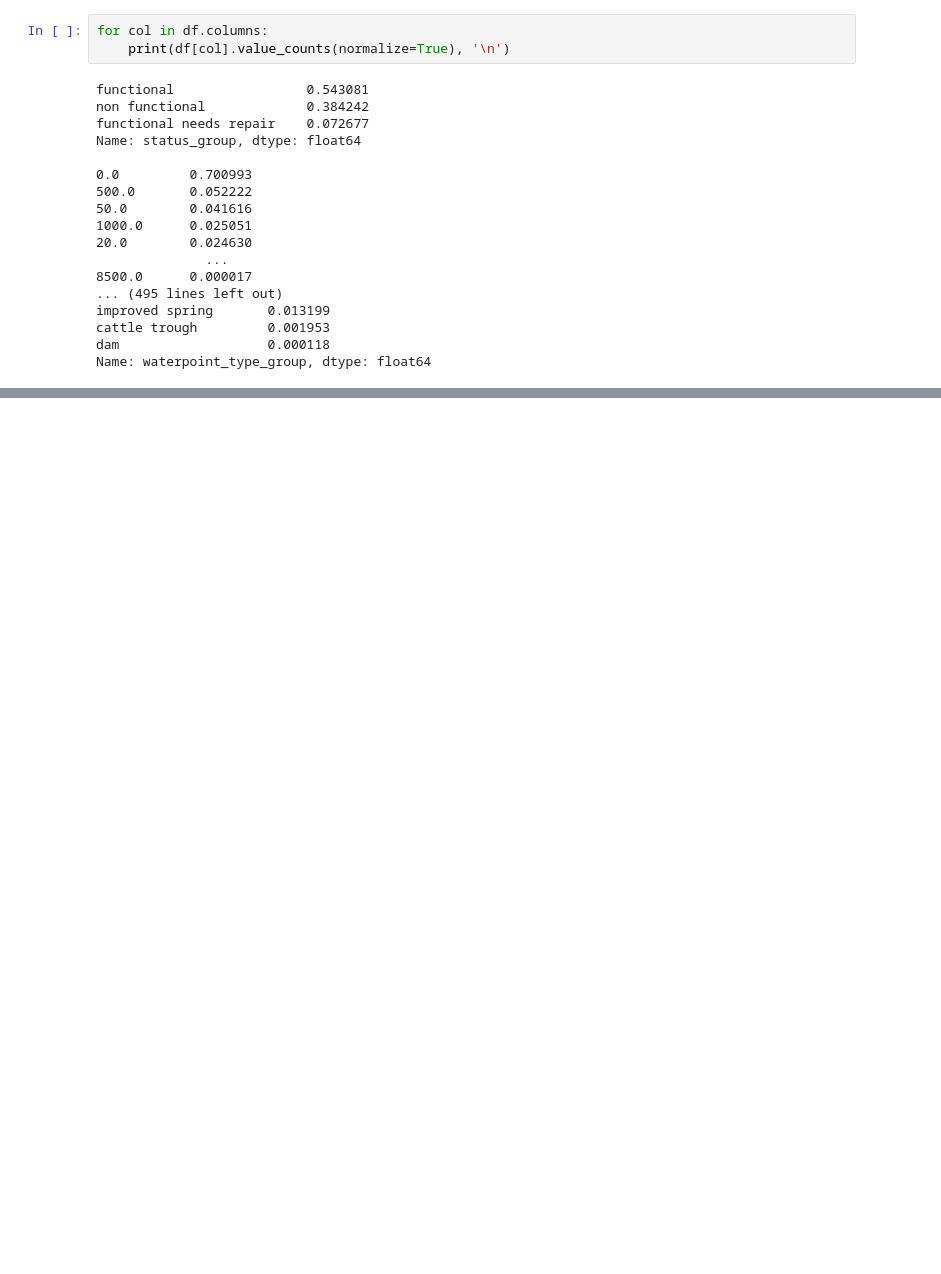
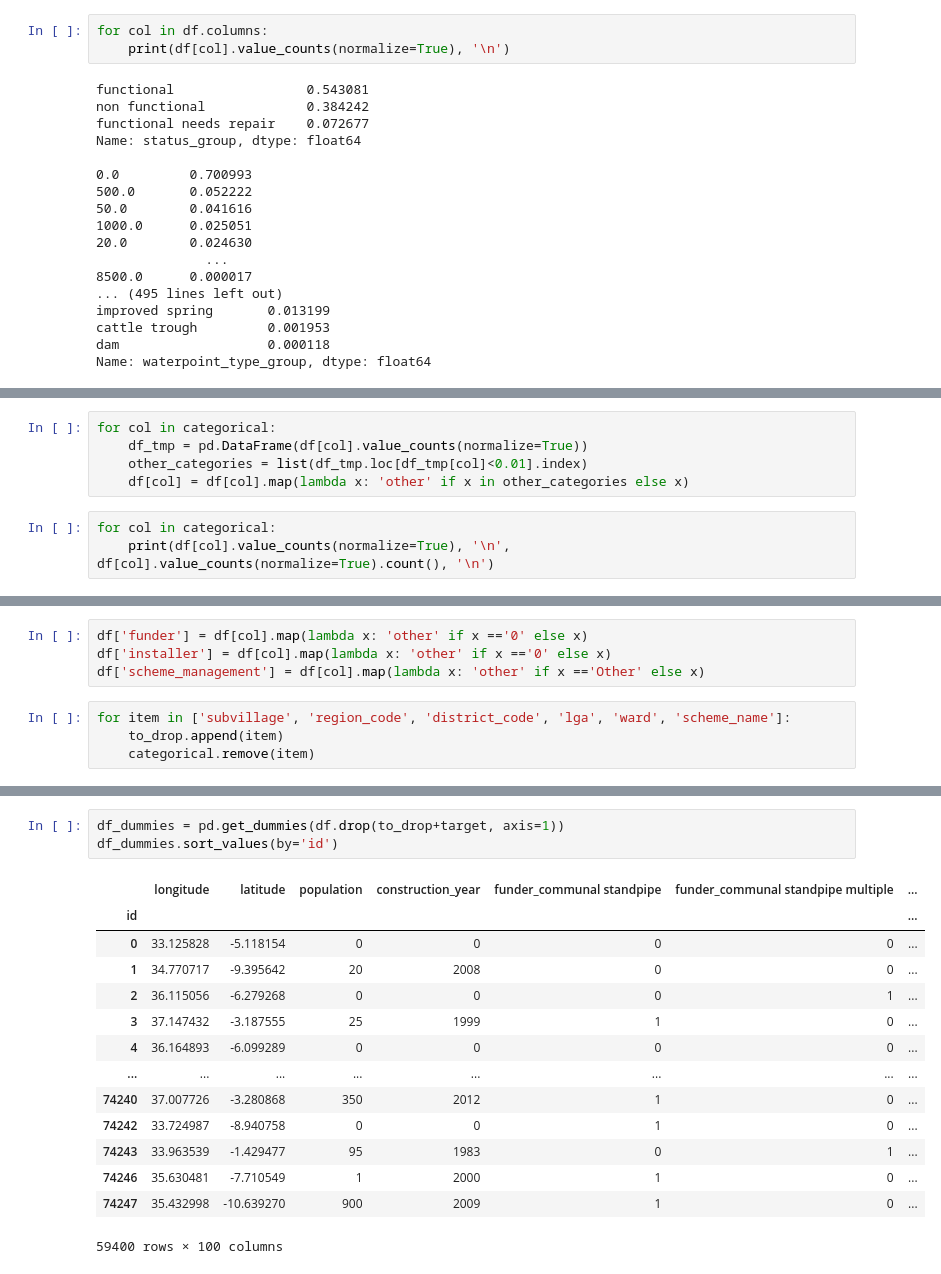
Before and after one commit to MullerAC/tanzanian-water-well-classification, a Jupyter notebook: 0-eda.ipynb, the cells around one changed output, grey strips where cells are left out. Cells and saved outputs as stored; diff of their text form; blank space fills up the shorter version.

```diff
--- a/0-eda.ipynb
+++ b/0-eda.ipynb
@@ -63,0 +121,8 @@ Name: waterpoint_type_group, dtype: float64
+# %%
+for col in categorical:
+    df_tmp = pd.DataFrame(df[col].value_counts(normalize=True))
+    other_categories = list(df_tmp.loc[df_tmp[col]<0.01].index)
+    df[col] = df[col].map(lambda x: 'other' if x in other_categories else x)
+# %%
+for col in categorical:
+    print(df[col].value_counts(normalize=True), '\n', df[col].value_counts(normalize=True).count(), '\n')
@@ -63,0 +151,8 @@ Name: waterpoint_type_group, dtype: float64
+# %%
+df['funder'] = df[col].map(lambda x: 'other' if x =='0' else x)
+df['installer'] = df[col].map(lambda x: 'other' if x =='0' else x)
+df['scheme_management'] = df[col].map(lambda x: 'other' if x =='Other' else x)
+# %%
+for item in ['subvillage', 'region_code', 'district_code', 'lga', 'ward', 'scheme_name']:
+    to_drop.append(item)
+    categorical.remove(item)
@@ -63,0 +182,18 @@ Name: waterpoint_type_group, dtype: float64
+# %%
+df_dummies = pd.get_dummies(df.drop(to_drop+target, axis=1))
+df_dummies.sort_values(by='id')
+# %% [output]
+|  | longitude | latitude | population | construction_year | funder_communal standpipe | funder_communal standpipe multiple | ... |
+| id |  |  |  |  |  |  | ... |
+| 0 | 33.125828 | -5.118154 | 0 | 0 | 0 | 0 | ... |
+| 1 | 34.770717 | -9.395642 | 20 | 2008 | 0 | 0 | ... |
+| 2 | 36.115056 | -6.279268 | 0 | 0 | 0 | 1 | ... |
+| 3 | 37.147432 | -3.187555 | 25 | 1999 | 1 | 0 | ... |
+| 4 | 36.164893 | -6.099289 | 0 | 0 | 0 | 0 | ... |
+| ... | ... | ... | ... | ... | ... | ... | ... |
+| 74240 | 37.007726 | -3.280868 | 350 | 2012 | 1 | 0 | ... |
+| 74242 | 33.724987 | -8.940758 | 0 | 0 | 1 | 0 | ... |
+| 74243 | 33.963539 | -1.429477 | 95 | 1983 | 0 | 1 | ... |
+| 74246 | 35.630481 | -7.710549 | 1 | 2000 | 1 | 0 | ... |
+| 74247 | 35.432998 | -10.639270 | 900 | 2009 | 1 | 0 | ... |
+59400 rows × 100 columns
```
Also changed, not shown: parts of 34 cells of this notebook, 1 other file.
